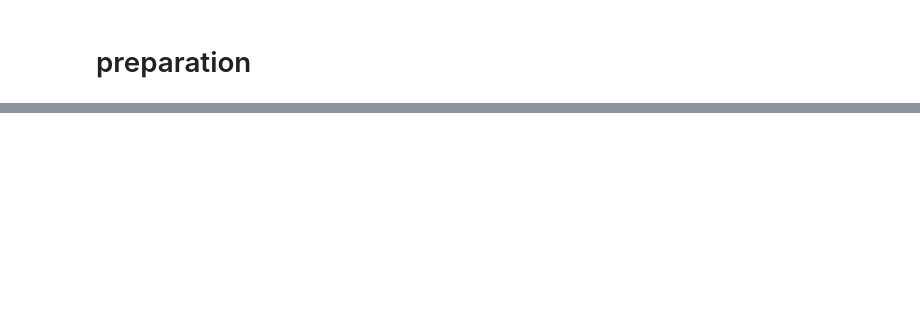
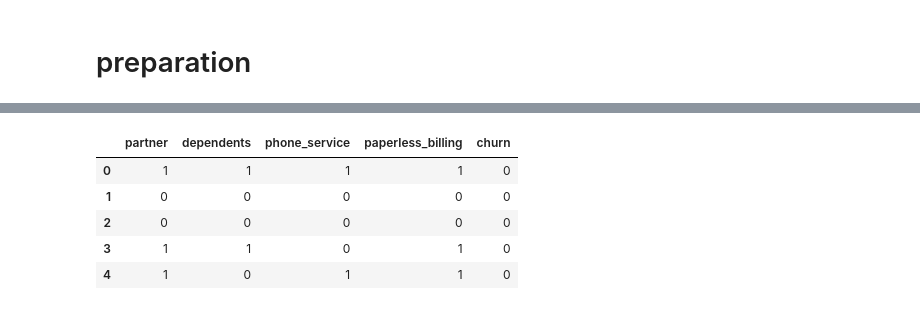
Before and after one commit to cindyvillanuevads/telco_classification_project, a Jupyter notebook: initial_nb_project.ipynb, the cells around one changed output, grey strips where cells are left out. Cells and saved outputs as stored; diff of their text form; code cells hidden in the pictures; blank space fills up the shorter version.

```diff
--- a/initial_nb_project.ipynb
+++ b/initial_nb_project.ipynb
@@ -89,2 +187,3 @@ df['total_charges'][df['total_charges']== ' '] + '0'
 # %%
-df['total_charges'][df['total_charges']== ' '] = df['total_charges'][df['total_charges']== ' '] + '0'
+#we will replace space with '0' for only these columns
+df['total_charges'][df['total_charges']== ' ']= df['total_charges'][df['total_charges']== ' '].replace(' ', '0')
@@ -105,7 +237,6 @@ df.head(1)
 # %%
 #all the columns that have yes/no
-col_list = ['partner', 'dependents','phone_service',  #'tech_support', 'streaming_tv','streaming_movies'
-            'paperless_billing','churn' ]
+col_list = ['partner', 'dependents','phone_service', 'paperless_billing','churn' ]
 # %%
 #check all the values for these columns
 for col in col_list:
@@ -120,6 +290,13 @@ for col in col_list:
 df[col_list] = (df[col_list] == 'Yes').astype(int)
 # %%
-df.head()
+df[col_list].head()
+# %% [output]
+|  | partner | dependents | phone_service | paperless_billing | churn |
+| 0 | 1 | 1 | 1 | 1 | 0 |
+| 1 | 0 | 0 | 0 | 0 | 0 |
+| 2 | 0 | 0 | 0 | 0 | 0 |
+| 3 | 1 | 1 | 0 | 1 | 0 |
+| 4 | 1 | 0 | 1 | 1 | 0 |
 # %%
 #check all the values for these columns to make sure it is correct
 for col in col_list:
```
Also changed, not shown: parts of 66 cells of this notebook.
